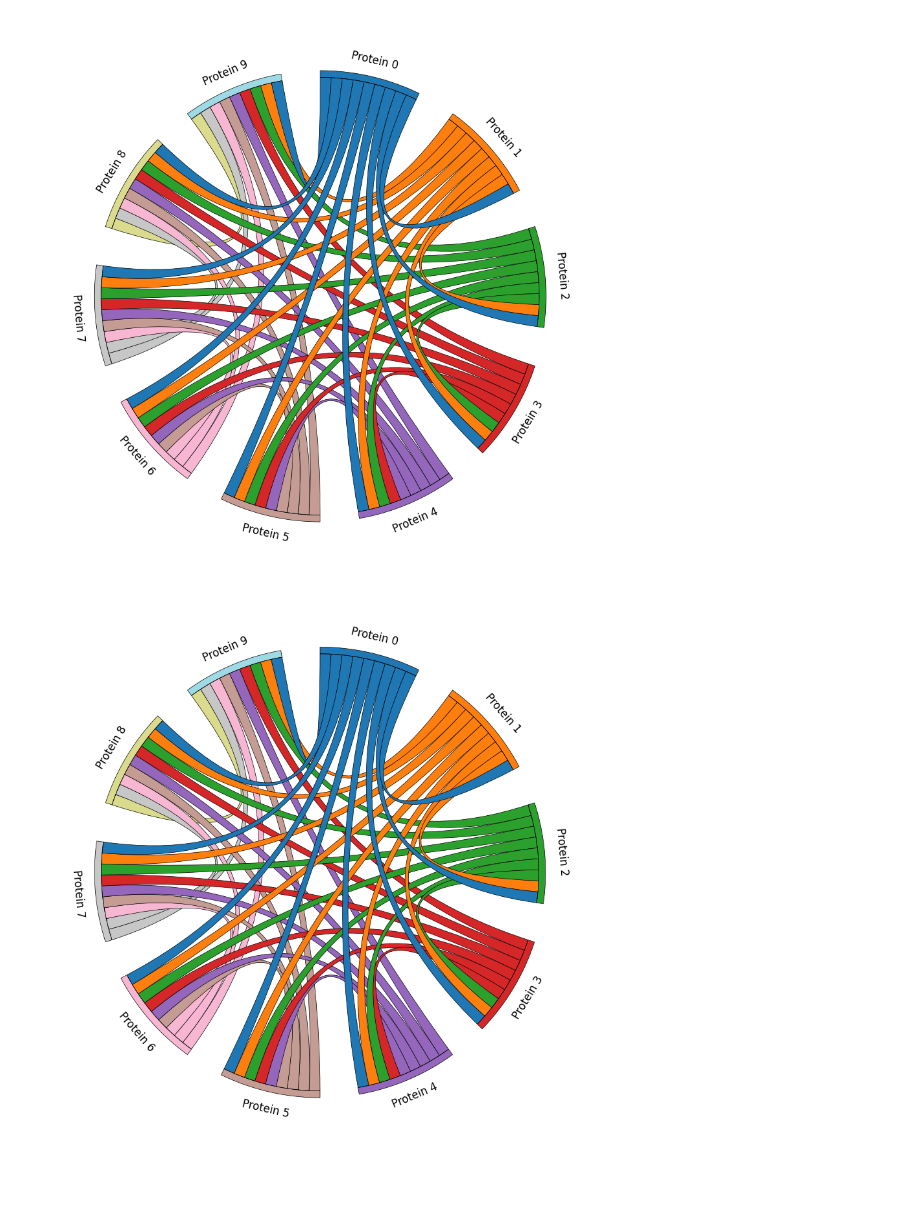
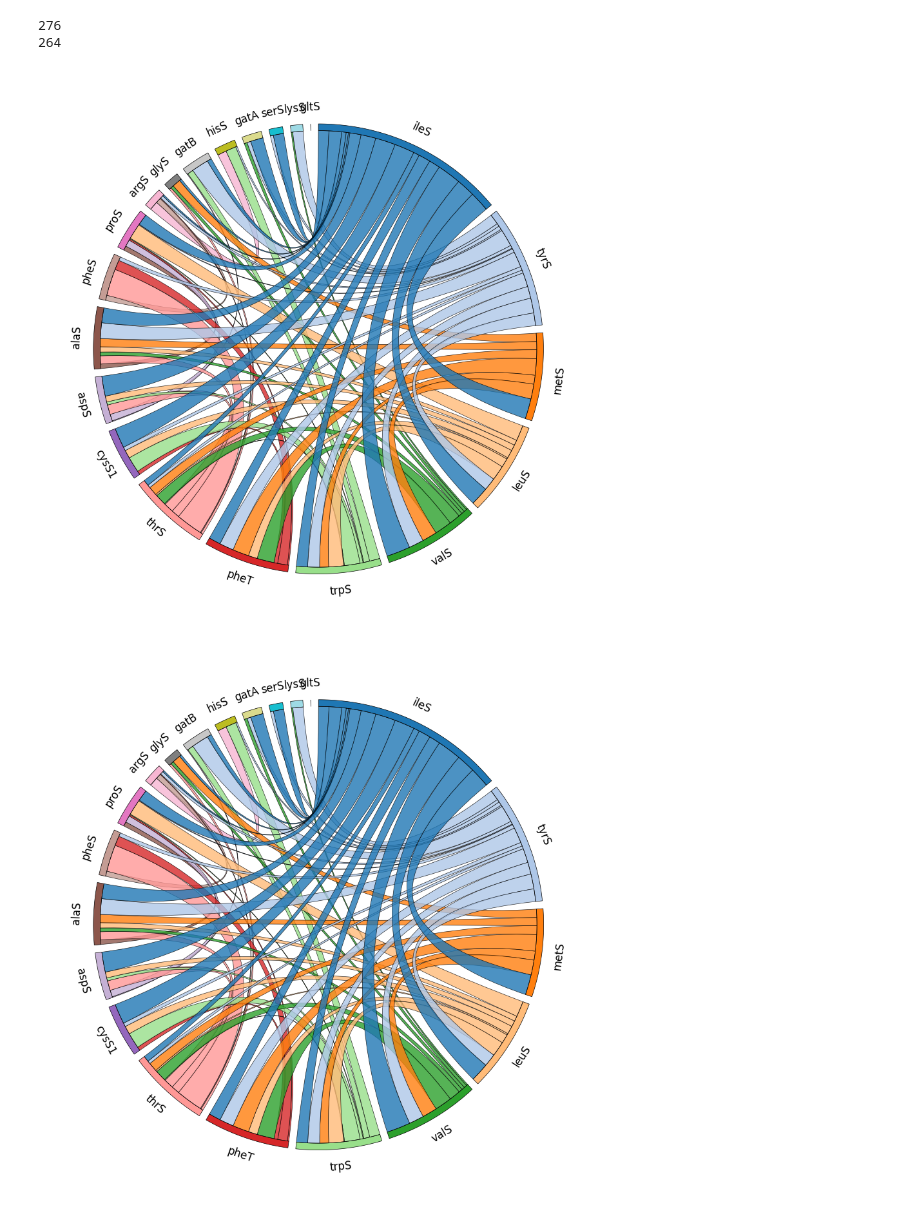
Before and after one commit to ersilia-os/mtb-targeted-protein-degradation, a Jupyter notebook: notebooks/36_docking_exploration_III.ipynb, the cells around one changed output. Drawn from its saved outputs; the diff is of its cells as text; code cells hidden in the pictures; blank space fills up the shorter version.

```diff
--- a/notebooks/36_docking_exploration_III.ipynb
+++ b/notebooks/36_docking_exploration_III.ipynb
@@ -18,0 +7,41 @@ matrix_df
+# %%
+# Load tRNAs PocketVec descriptors
+fps_tRNAs = pickle.load(open("../processed/pocketvec_RUN/fps_rank.pkl", 'rb'))
+print(len(fps_tRNAs))
+
+# Get outliers
+outliers = {i: len(np.where(fps_tRNAs[i] > 128)[0]) for i in sorted(fps_tRNAs)}
+
+# Remove outliers
+for st in sorted(fps_tRNAs):
+    if outliers[st] > 80:
+        del fps_tRNAs[st]
+print(len(fps_tRNAs))
+
+# Get the protein for each PocketVec descriptor
+proteins =set([i.split("_")[1] for i in sorted(fps_tRNAs)])
+protein_to_index = {i:c for c,i in enumerate(proteins)}
+
+# For each protein, get list of pockets
+protein_to_pockets = {}
+for p in sorted(proteins):
+    protein_to_pockets[p] = [i for i in fps_tRNAs if i.split("_")[1] == p]
+# %% [output]
+276
+264
+# %%
+def get_min_pocketvec_distance(fps1, fps2):
+    """
+    Get the minimum distance between two PocketVec descriptors
+    """
+    return np.min(pairwise_distances(fps1, fps2, metric='cosine').flatten())
+
+
+def get_min_pocketvec_distance_same_protein(fps1, fps2):
+    """
+    Get the minimum distance between two PocketVec descriptors,
+    using only the upper triangle of the distance matrix.
+    """
+    dists = pairwise_distances(fps1, fps2, metric='cosine')
+    triu_indices = np.triu_indices_from(dists, k=1)
+    return np.min(dists[triu_indices])
@@ -19,20 +73,30 @@ matrix_df
+# %%
+# Mapping Uniprot AC to Gene Name
+uniprot_to_gene = pd.read_csv("../data/mtb_trna_synthetases_bosch_2021_fig5.csv")
+uniprot_to_gene = {i: j for i,j in zip(uniprot_to_gene['uniprot_ac'], uniprot_to_gene['gene_name_in_bosch_2021'])}
 # %%
-N = 10
-row_names = [f"Protein {i}" for i in range(N)]
-matrix = np.ones((len(row_names),len(row_names)), dtype=int)
-matrix = np.triu(matrix, k=1)
+row_names = sorted(proteins)
+matrix = [[POCKETVEC_DISTANCES[(i, j)] for j in row_names] for i in row_names]
 matrix_df = pd.DataFrame(matrix, index=row_names, columns=row_names)
+cut = 0.15
+matrix_df = matrix_df.map(lambda x: cut - x if x < cut else 0)
+np.fill_diagonal(matrix_df.values, 0)
+node_strength = matrix_df.sum(axis=0) + matrix_df.sum(axis=1)
+order = node_strength.sort_values(ascending=False).index
+matrix_df = matrix_df.loc[order, order]
+matrix_df.values[np.tril_indices_from(matrix_df, k=1)] = 0
+matrix_df = matrix_df.rename(index=uniprot_to_gene).rename(columns=uniprot_to_gene)
 
 # Create Circos chord diagram
 circos = Circos.chord_diagram(
     matrix_df,
-    space=10,
+    space=2,
     cmap="tab20",
     label_kws=dict(size=12),
-    link_kws=dict(ec="k", lw=0.5, alpha=1),
+    link_kws=dict(ec="k", lw=0.5, alpha=0.8),
 )
 
 circos.plotfig()
 # %% [output]
-[figure, old version]
+[figure, new version]
-[figure, old version]
+[figure, new version]
```
Also changed, not shown: parts of 10 cells of this notebook, 1 other file.
